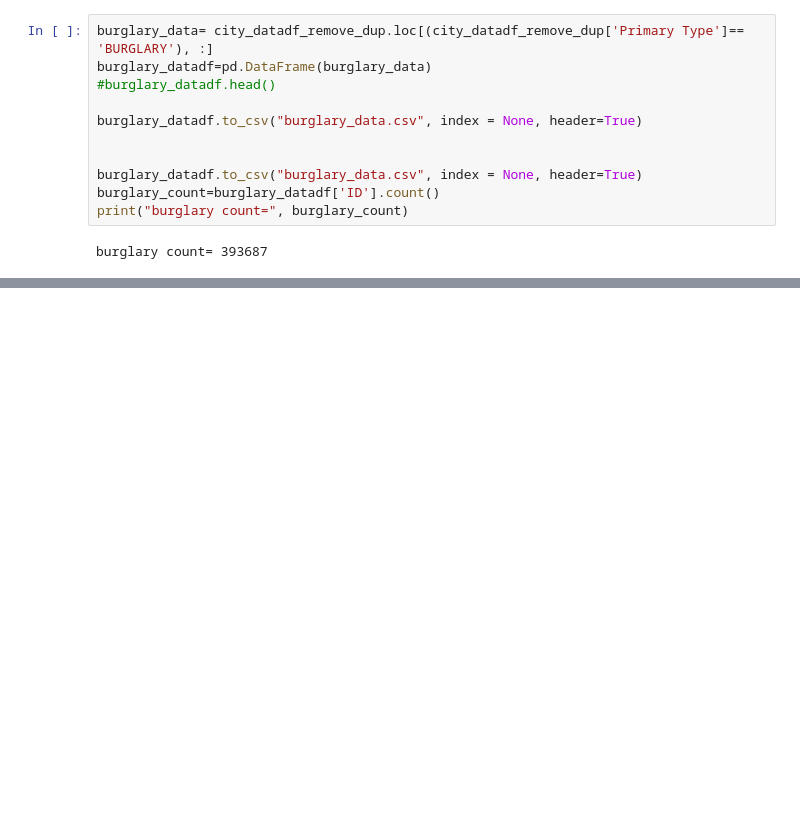
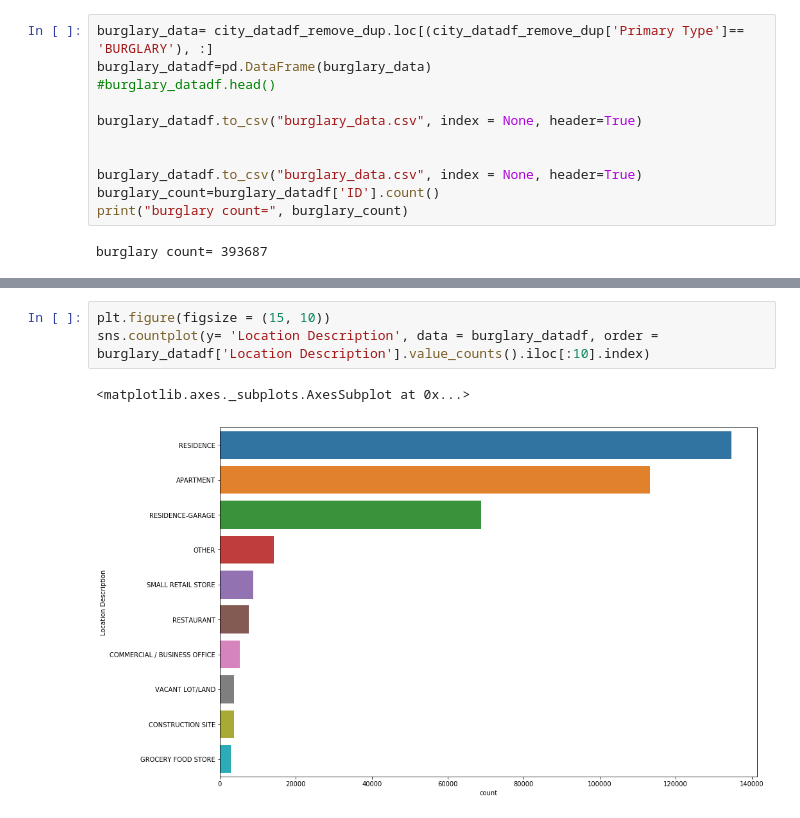
Before and after one commit to divyatv/ChicagoCrimeDataAnalysis_project1, a Jupyter notebook: chicago_crime_locations.ipynb, the cells around one changed output, grey strips where cells are left out. Drawn from its saved outputs; the diff is of its cells as text; blank space fills up the shorter version.

```diff
--- a/chicago_crime_locations.ipynb
+++ b/chicago_crime_locations.ipynb
@@ -524,0 +405,6 @@ plt.show()
+# %%
+plt.figure(figsize = (15, 10))
+sns.countplot(y= 'Location Description', data = burglary_datadf, order = burglary_datadf['Location Description'].value_counts().iloc[:10].index)
+# %% [output]
+<matplotlib.axes._subplots.AxesSubplot at 0x...>
+[figure, added]
```
Also changed, not shown: parts of 44 cells of this notebook, 1 other file.
